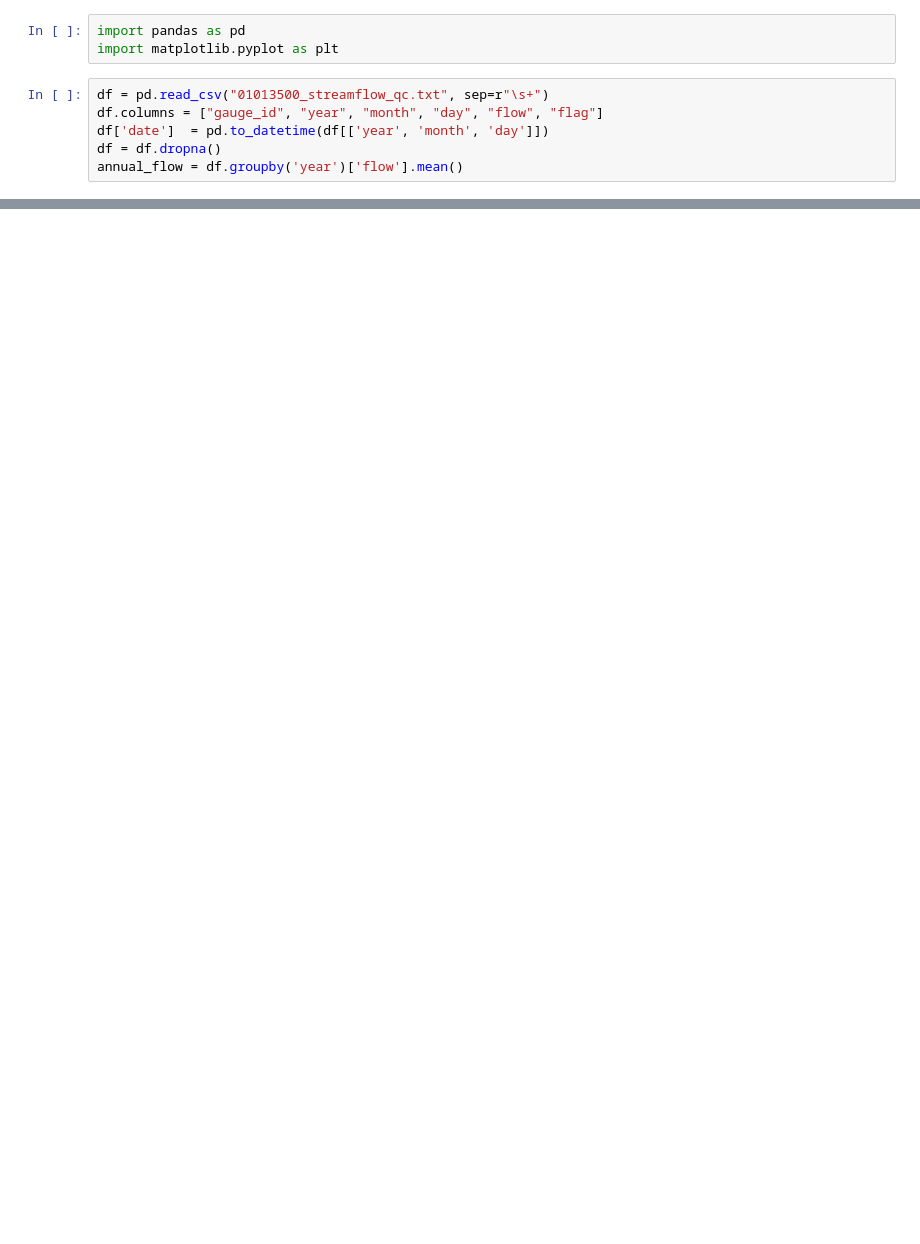
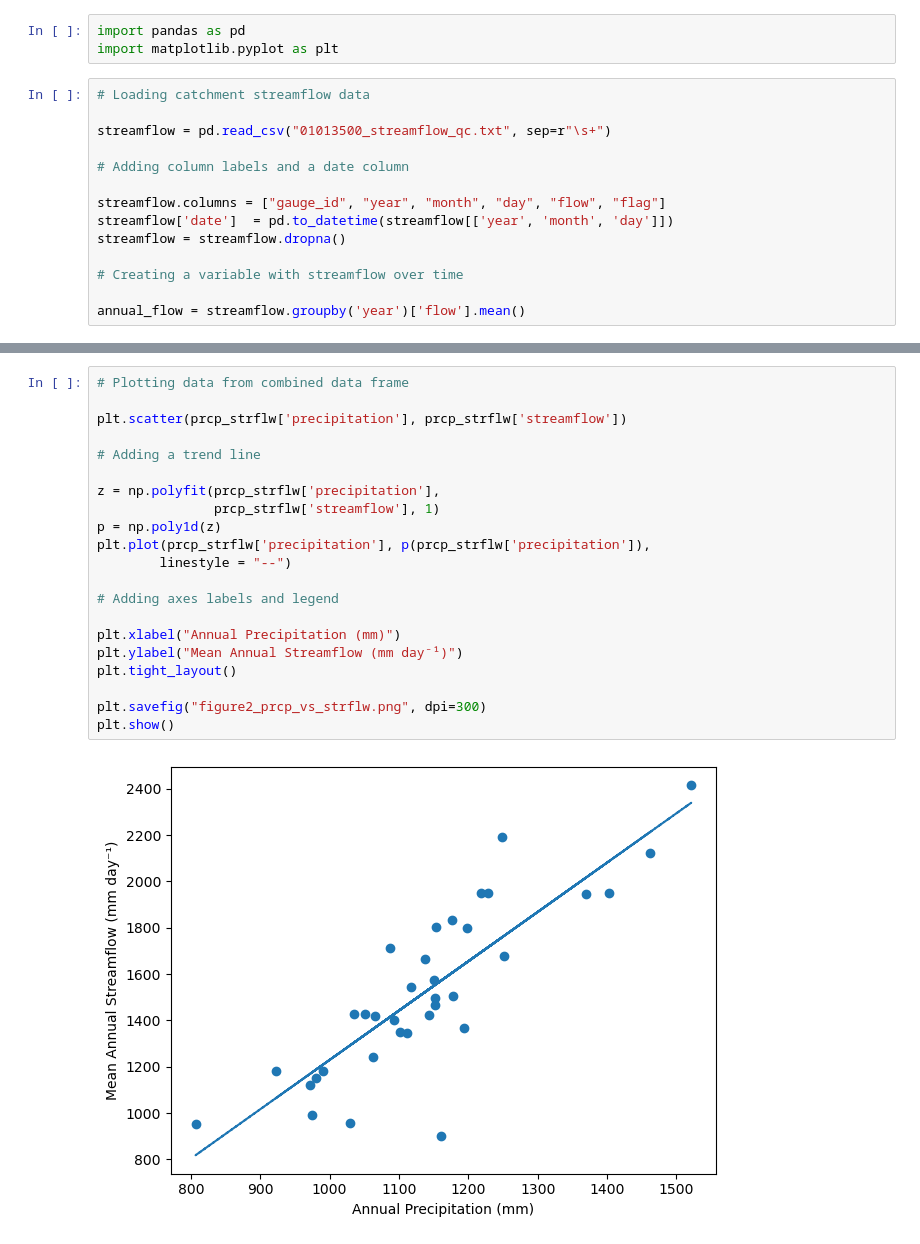
Before and after one commit to kookslam13/global-hydrology-assessment2, a Jupyter notebook: figure-code.ipynb, the cells around one changed output, grey strips where cells are left out. Saved outputs shown, nothing was run; the diff lists cells and outputs as text; blank space fills up the shorter version.

Commit message:
Figure 2 and updated code

```diff
--- a/figure-code.ipynb
+++ b/figure-code.ipynb
@@ -2,8 +2,16 @@
 import pandas as pd
 import matplotlib.pyplot as plt
 # %%
-df = pd.read_csv("01013500_streamflow_qc.txt", sep=r"\s+")
-df.columns = ["gauge_id", "year", "month", "day", "flow", "flag"]
-df['date']  = pd.to_datetime(df[['year', 'month', 'day']])
-df = df.dropna()
-annual_flow = df.groupby('year')['flow'].mean()
+# Loading catchment streamflow data
+
+streamflow = pd.read_csv("01013500_streamflow_qc.txt", sep=r"\s+")
+
+# Adding column labels and a date column
+
+streamflow.columns = ["gauge_id", "year", "month", "day", "flow", "flag"]
+streamflow['date']  = pd.to_datetime(streamflow[['year', 'month', 'day']])
+streamflow = streamflow.dropna()
+
+# Creating a variable with streamflow over time
+
+annual_flow = streamflow.groupby('year')['flow'].mean()
@@ -47,0 +77,23 @@ plt.show()
+# %%
+# Plotting data from combined data frame
+
+plt.scatter(prcp_strflw['precipitation'], prcp_strflw['streamflow'])
+
+# Adding a trend line
+
+z = np.polyfit(prcp_strflw['precipitation'],
+               prcp_strflw['streamflow'], 1)
+p = np.poly1d(z)
+plt.plot(prcp_strflw['precipitation'], p(prcp_strflw['precipitation']),
+        linestyle = "--")
+
+# Adding axes labels and legend
+
+plt.xlabel("Annual Precipitation (mm)")
+plt.ylabel("Mean Annual Streamflow (mm day⁻¹)")
+plt.tight_layout()
+
+plt.savefig("figure2_prcp_vs_strflw.png", dpi=300)
+plt.show()
+# %% [output]
+[figure, added]
```
Also changed, not shown: parts of 4 cells of this notebook, 2 other files.
